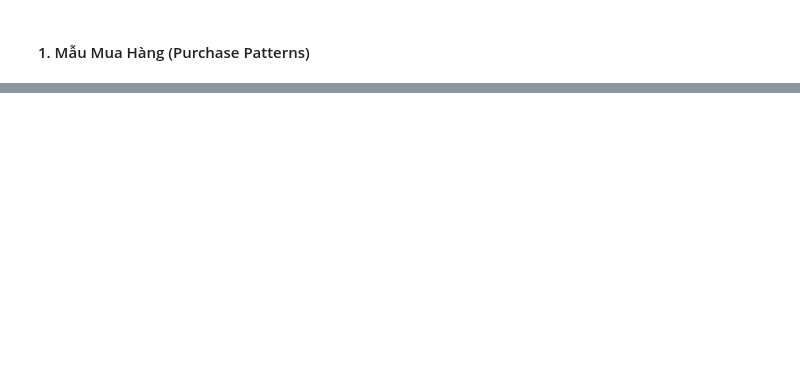
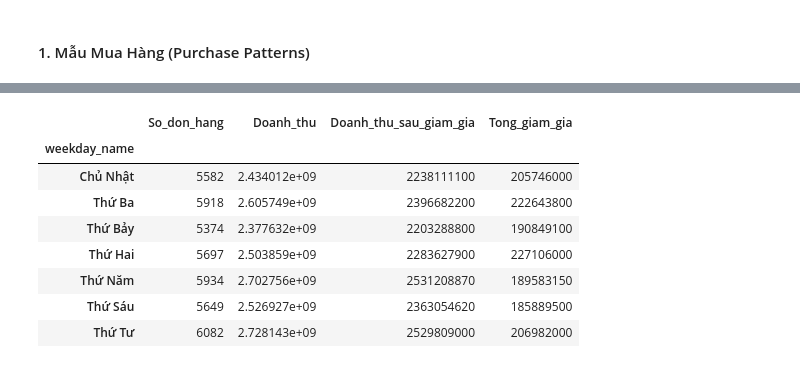
Before and after one commit to LeVanDuy26/Winner_Group_Analytics, a Jupyter notebook: 4.EDA_Gold/2_Customer_Metrics.ipynb, the cells around one changed output, grey strips where cells are left out. Saved outputs shown, nothing was run; the diff lists cells and outputs as text; code cells hidden in the pictures; blank space fills up the shorter version.

```diff
--- a/4.EDA_Gold/2_Customer_Metrics.ipynb
+++ b/4.EDA_Gold/2_Customer_Metrics.ipynb
@@ -414,0 +392,22 @@ orders_patterns = prepare_purchase_patterns_data()
+# %%
+# Ngay ban chay nhat trong tuan
+
+Doanh_thu_theo_tuan = df_orders_date.groupby('weekday_name').agg({
+    'order_id' : 'count',
+    'total_price' : 'sum',
+    'total_price_after_sub_discount' : 'sum',
+    'total_discount' : 'sum'
+})
+Doanh_thu_theo_tuan.columns = ['So_don_hang', 'Doanh_thu', 'Doanh_thu_sau_giam_gia', 'Tong_giam_gia']
+# %%
+Doanh_thu_theo_tuan
+# %% [output]
+|  | So_don_hang | Doanh_thu | Doanh_thu_sau_giam_gia | Tong_giam_gia |
+| weekday_name |  |  |  |  |
+| Chủ Nhật | 5582 | 2.434012e+09 | 2238111100 | 205746000 |
+| Thứ Ba | 5918 | 2.605749e+09 | 2396682200 | 222643800 |
+| Thứ Bảy | 5374 | 2.377632e+09 | 2203288800 | 190849100 |
+| Thứ Hai | 5697 | 2.503859e+09 | 2283627900 | 227106000 |
+| Thứ Năm | 5934 | 2.702756e+09 | 2531208870 | 189583150 |
+| Thứ Sáu | 5649 | 2.526927e+09 | 2363054620 | 185889500 |
+| Thứ Tư | 6082 | 2.728143e+09 | 2529809000 | 206982000 |
```
Also changed, not shown: parts of 9 cells of this notebook, 3 other files.
